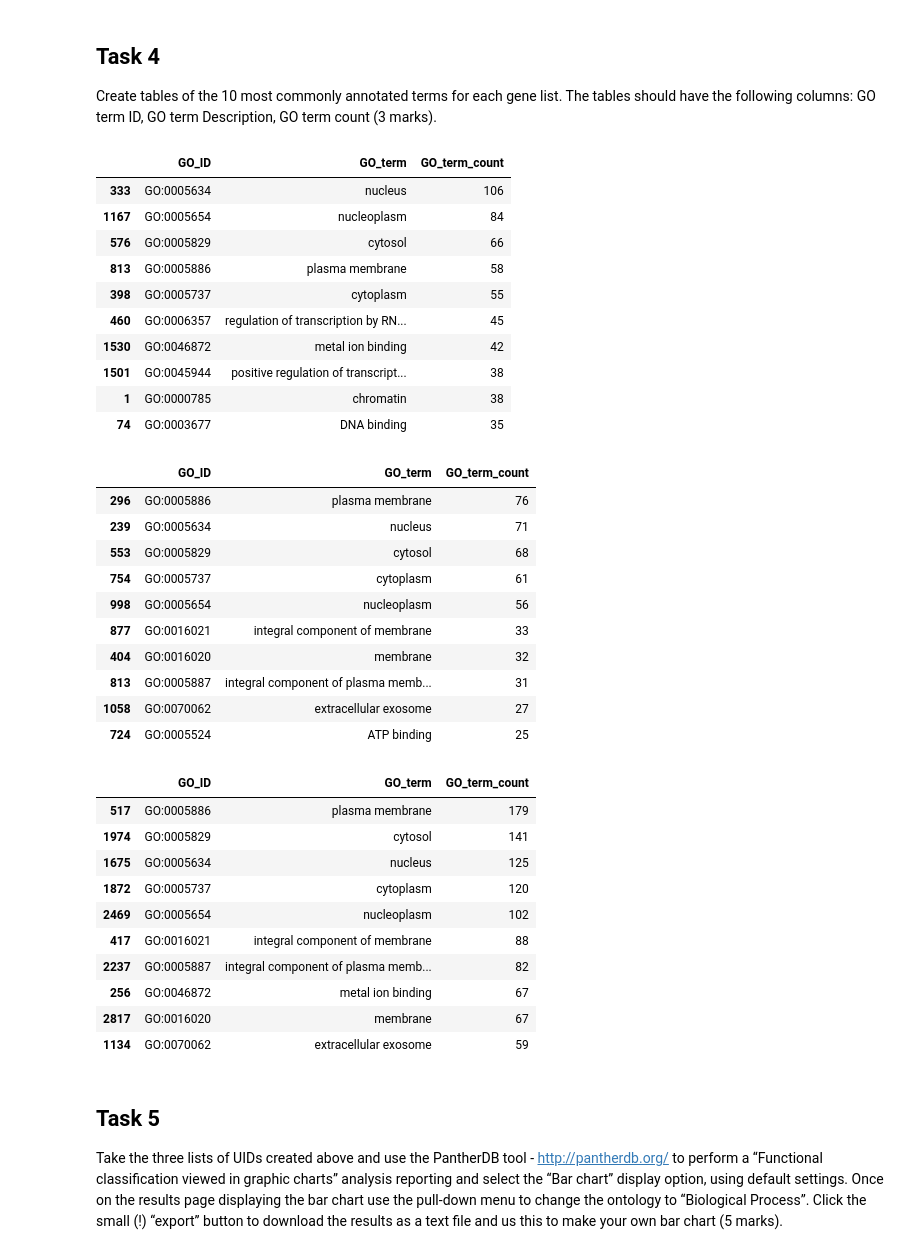
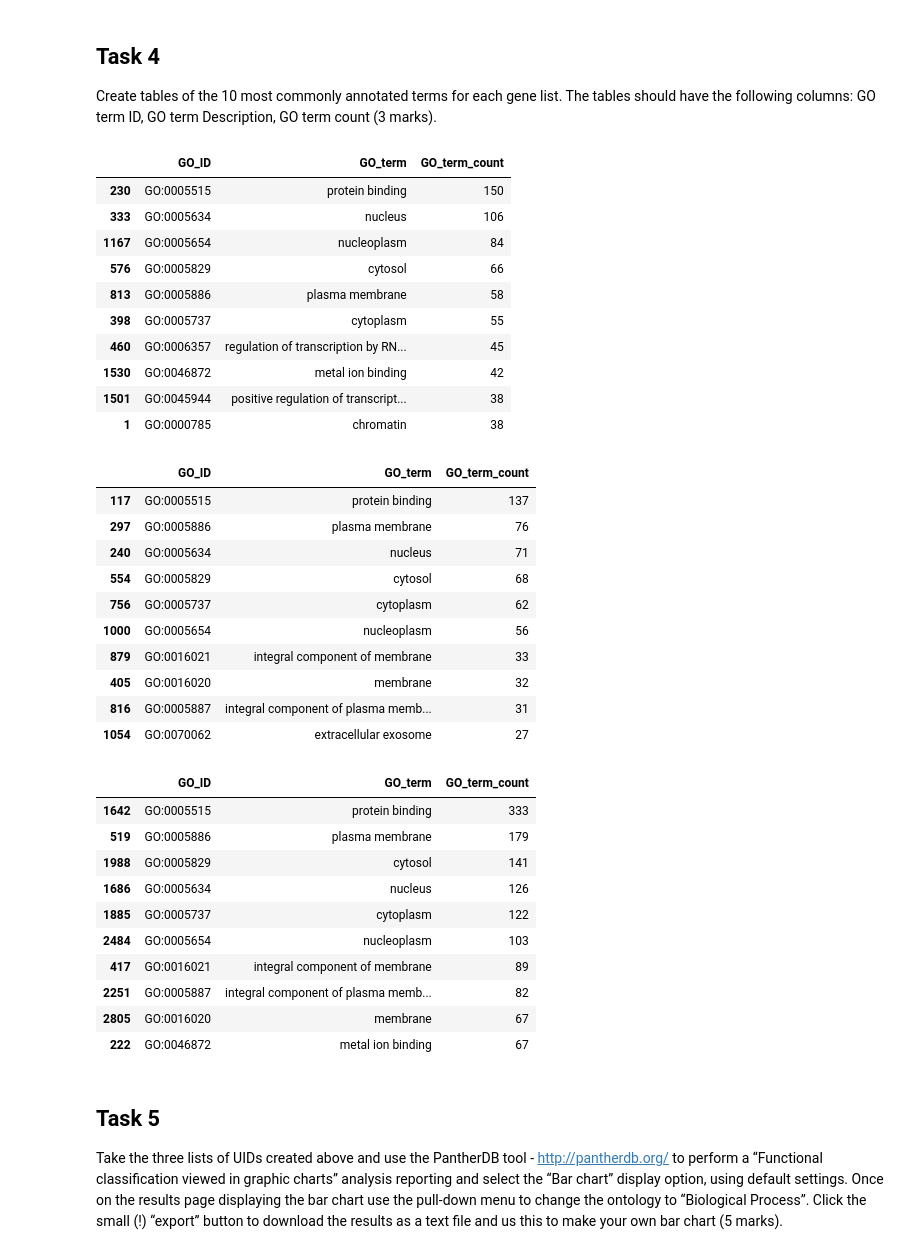
Before and after one commit to Mushi0/Bioinformatic-2, a Jupyter notebook: Part 2.ipynb, the cells around one changed output. Drawn from its saved outputs; the diff is of its cells as text; code cells hidden in the pictures.

```diff
--- a/Part 2.ipynb
+++ b/Part 2.ipynb
@@ -66,0 +92,11 @@ Map.head()
+# %%
+Map = Map.append({'GeneID': 113201, 'gene-symbol': 'CASC4', 'gene-score': 3}, ignore_index=True)
+Map = Map.append({'GeneID': 339145, 'gene-symbol': 'FAM92B', 'gene-score': 2}, ignore_index=True)
+Map = Map.append({'GeneID': 4479, 'gene-symbol': 'MSNP1AS', 'gene-score': 2}, ignore_index=True)
+Map = Map.append({'GeneID': 388677, 'gene-symbol': 'NOTCH2NL', 'gene-score': 3}, ignore_index=True)
+Map = Map.append({'GeneID': 26121, 'gene-symbol': 'RP11-1407O15.2', 'gene-score': 3}, ignore_index=True)
+Map = Map.append({'GeneID': 140758, 'gene-symbol': 'RPS10P2-AS1', 'gene-score': 2}, ignore_index=True)
+Map = Map.append({'GeneID': 23145, 'gene-symbol': 'SSPO', 'gene-score': 3}, ignore_index=True)
+Map = Map.append({'GeneID': 83538, 'gene-symbol': 'TTC25', 'gene-score': 3}, ignore_index=True)
+print(len(Map))
+Map.head()
@@ -99,0 +187,4 @@ GO_terms.head()
+# %%
+GO_terms = GO_terms.drop_duplicates()
+print(len(GO_terms))
+GO_terms.head()
@@ -104,9 +203,9 @@ Now split the genes up into three lists by their SFARI gene-score (1 mark).
 # %%
 GO_terms_split = GO_terms.groupby('gene-score')
 
-GO_terms_1 = GO_terms_split.get_group(1).drop_duplicates()
-GO_terms_2 = GO_terms_split.get_group(2).drop_duplicates()
-GO_terms_3 = GO_terms_split.get_group(3).drop_duplicates()
+GO_terms_1 = GO_terms_split.get_group(1)
+GO_terms_2 = GO_terms_split.get_group(2)
+GO_terms_3 = GO_terms_split.get_group(3)
 
 GO_terms_1.head()
 # %% [output]
@@ -130,9 +229,10 @@ GO_top10_1 = pd.merge(pd.DataFrame(GO_terms_1, columns = ['GO_ID', 'GO_term']),
 # pd.DataFrame(GO_terms_1.value_counts('GO_term'), columns = ['GO_term_count']).iloc[1:11]
 
 GO_top10_1.to_csv('GO_1.csv')
-GO_top10_1.iloc[1:11]
+GO_top10_1.iloc[0:10]
 # %% [output]
 |  | GO_ID | GO_term | GO_term_count |
+| 230 | GO:0005515 | protein binding | 150 |
 | 333 | GO:0005634 | nucleus | 106 |
 | 1167 | GO:0005654 | nucleoplasm | 84 |
 | 576 | GO:0005829 | cytosol | 66 |
@@ -142,43 +242,42 @@ GO_top10_1.iloc[1:11]
 | 1530 | GO:0046872 | metal ion binding | 42 |
 | 1501 | GO:0045944 | positive regulation of transcript... | 38 |
 | 1 | GO:0000785 | chromatin | 38 |
-| 74 | GO:0003677 | DNA binding | 35 |
 # %%
 # gene-score: 2
 GO_top10_2 = pd.merge(pd.DataFrame(GO_terms_2, columns = ['GO_ID', 'GO_term']), pd.DataFrame(GO_terms_2.value_counts('GO_term'), columns = ['GO_term_count']), on = 'GO_term').sort_values(by = 'GO_term_count', ascending = False).drop_duplicates()
 
 GO_top10_2.to_csv('GO_2.csv')
-GO_top10_2.iloc[1:11]
+GO_top10_2.iloc[0:10]
 # %% [output]
 |  | GO_ID | GO_term | GO_term_count |
-| 296 | GO:0005886 | plasma membrane | 76 |
-| 239 | GO:0005634 | nucleus | 71 |
-| 553 | GO:0005829 | cytosol | 68 |
-| 754 | GO:0005737 | cytoplasm | 61 |
-| 998 | GO:0005654 | nucleoplasm | 56 |
-| 877 | GO:0016021 | integral component of membrane | 33 |
-| 404 | GO:0016020 | membrane | 32 |
-| 813 | GO:0005887 | integral component of plasma memb... | 31 |
-| 1058 | GO:0070062 | extracellular exosome | 27 |
-| 724 | GO:0005524 | ATP binding | 25 |
+| 117 | GO:0005515 | protein binding | 137 |
+| 297 | GO:0005886 | plasma membrane | 76 |
+| 240 | GO:0005634 | nucleus | 71 |
+| 554 | GO:0005829 | cytosol | 68 |
+| 756 | GO:0005737 | cytoplasm | 62 |
+| 1000 | GO:0005654 | nucleoplasm | 56 |
+| 879 | GO:0016021 | integral component of membrane | 33 |
+| 405 | GO:0016020 | membrane | 32 |
+| 816 | GO:0005887 | integral component of plasma memb... | 31 |
+| 1054 | GO:0070062 | extracellular exosome | 27 |
 # %%
 # gene-score: 3
 GO_top10_3 = pd.merge(pd.DataFrame(GO_terms_3, columns = ['GO_ID', 'GO_term']), pd.DataFrame(GO_terms_3.value_counts('GO_term'), columns = ['GO_term_count']), on = 'GO_term').sort_values(by = 'GO_term_count', ascending = False).drop_duplicates()
 
 GO_top10_3.to_csv('GO_3.csv')
-GO_top10_3.iloc[1:11]
+GO_top10_3.iloc[0:10]
 # %% [output]
 |  | GO_ID | GO_term | GO_term_count |
-| 517 | GO:0005886 | plasma membrane | 179 |
-| 1974 | GO:0005829 | cytosol | 141 |
-| 1675 | GO:0005634 | nucleus | 125 |
-| 1872 | GO:0005737 | cytoplasm | 120 |
-| 2469 | GO:0005654 | nucleoplasm | 102 |
-| 417 | GO:0016021 | integral component of membrane | 88 |
-| 2237 | GO:0005887 | integral component of plasma memb... | 82 |
-| 256 | GO:0046872 | metal ion binding | 67 |
-| 2817 | GO:0016020 | membrane | 67 |
-| 1134 | GO:0070062 | extracellular exosome | 59 |
+| 1642 | GO:0005515 | protein binding | 333 |
+| 519 | GO:0005886 | plasma membrane | 179 |
+| 1988 | GO:0005829 | cytosol | 141 |
+| 1686 | GO:0005634 | nucleus | 126 |
+| 1885 | GO:0005737 | cytoplasm | 122 |
+| 2484 | GO:0005654 | nucleoplasm | 103 |
+| 417 | GO:0016021 | integral component of membrane | 89 |
+| 2251 | GO:0005887 | integral component of plasma memb... | 82 |
+| 2805 | GO:0016020 | membrane | 67 |
+| 222 | GO:0046872 | metal ion binding | 67 |
 # %% [markdown]
 ## Task 5
 
```
Also changed, not shown: parts of 13 cells of this notebook, 44 other files.
